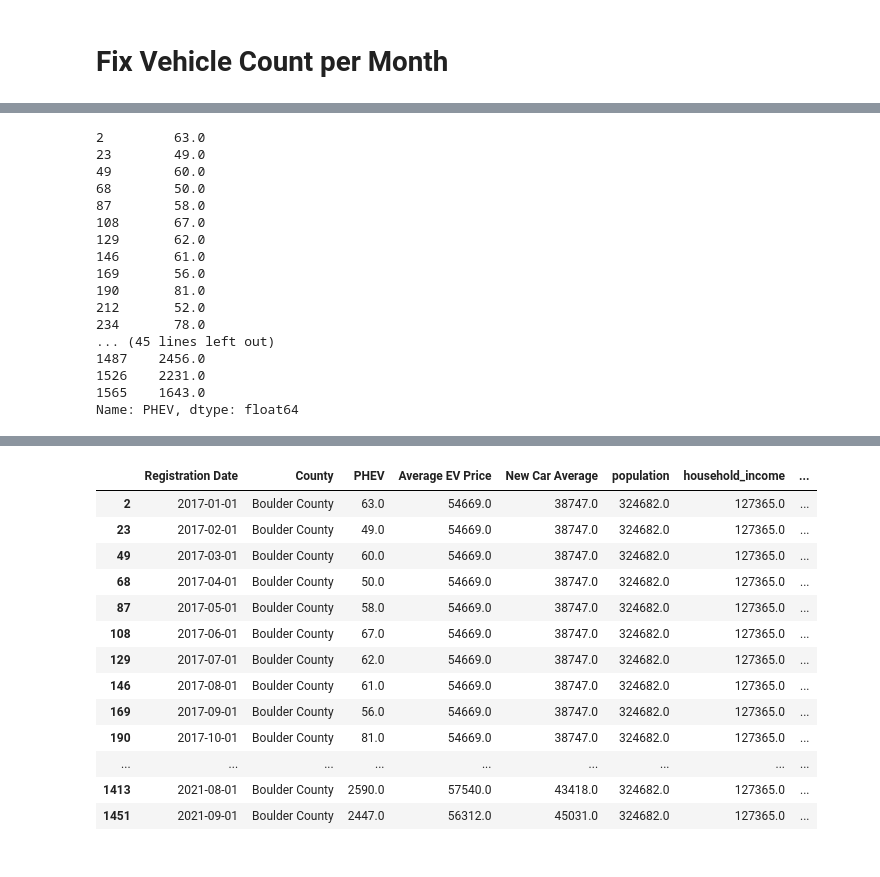
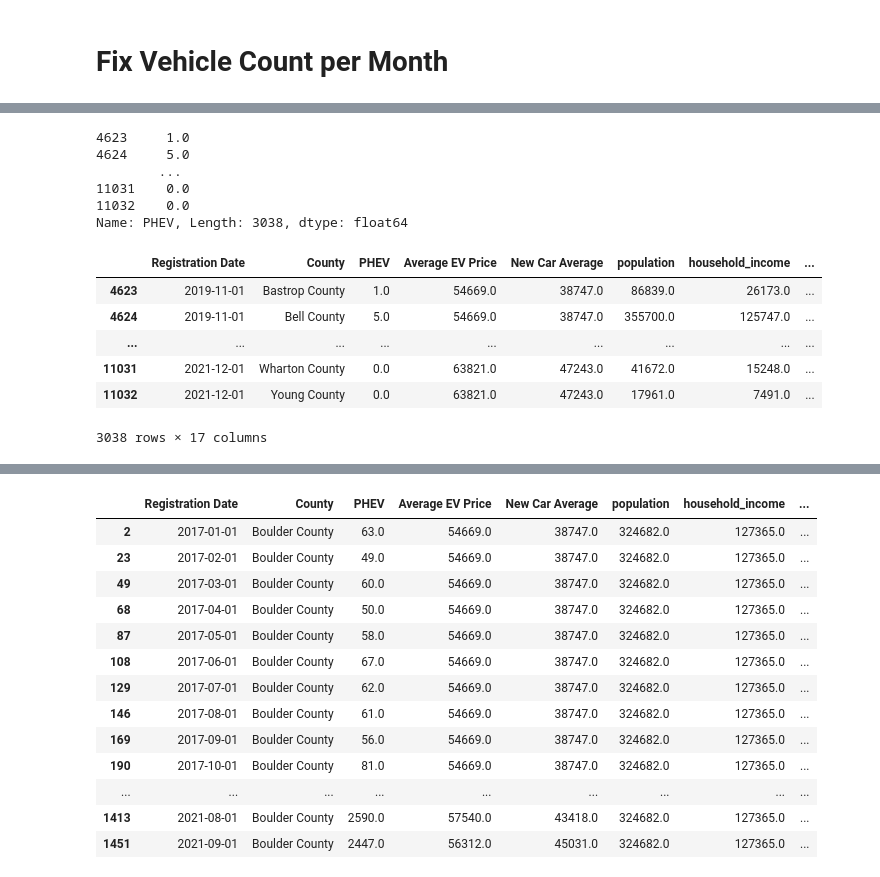
Before and after one commit to shakesy94/ev_adoption_ml, a Jupyter notebook: Visualization.ipynb, the cells around one changed output, grey strips where cells are left out. Drawn from its saved outputs; the diff is of its cells as text; code cells hidden in the pictures.

```diff
--- a/Visualization.ipynb
+++ b/Visualization.ipynb
@@ -294,28 +291,28 @@ Name: Date, Length: 11089, dtype: object
 # %%
-county = 'Boulder County'
-y_plt=df_y[df['County'] == county]
+state = 'TX'
+y_plt=df_y[df['state'] == state]
+
 y_plt = y_plt['PHEV']
 
 
 y_plt
 # %% [output]
-2         63.0
-23        49.0
-49        60.0
-68        50.0
-87        58.0
-108       67.0
-129       62.0
-146       61.0
-169       56.0
-190       81.0
-212       52.0
-234       78.0
-... (45 lines left out)
-1487    2456.0
-1526    2231.0
-1565    1643.0
-Name: PHEV, dtype: float64
+4623     1.0
+4624     5.0
+        ...
+11031    0.0
+11032    0.0
+Name: PHEV, Length: 3038, dtype: float64
+# %%
+df[df['state'] == state]
+# %% [output]
+|  | Registration Date | County | PHEV | Average EV Price | New Car Average | population | household_income | ... |
+| 4623 | 2019-11-01 | Bastrop County | 1.0 | 54669.0 | 38747.0 | 86839.0 | 26173.0 | ... |
+| 4624 | 2019-11-01 | Bell County | 5.0 | 54669.0 | 38747.0 | 355700.0 | 125747.0 | ... |
+| ... | ... | ... | ... | ... | ... | ... | ... | ... |
+| 11031 | 2021-12-01 | Wharton County | 0.0 | 63821.0 | 47243.0 | 41672.0 | 15248.0 | ... |
+| 11032 | 2021-12-01 | Young County | 0.0 | 63821.0 | 47243.0 | 17961.0 | 7491.0 | ... |
+3038 rows × 17 columns
 # %%
 # convert the Unix timestamps to datetime format
 df['Registration Date'] = pd.to_datetime(df['Unix Time'], unit='s')
```
Also changed, not shown: parts of 8 cells of this notebook, 4 other files.
